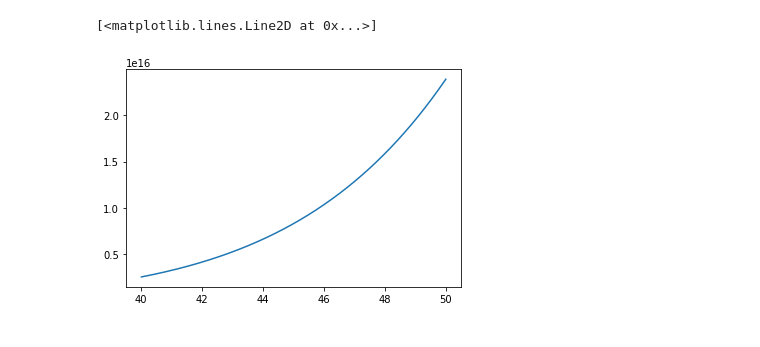
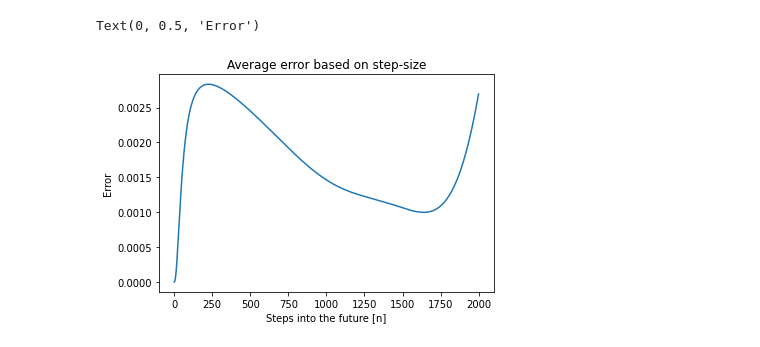
Before and after one commit to JustinZal/PendulumNN, a Jupyter notebook: Non-Linear pendulum damping.ipynb, the cells around one changed output. Cells and saved outputs as stored; diff of their text form; code cells hidden in the pictures.

```diff
--- a/Non-Linear pendulum damping.ipynb
+++ b/Non-Linear pendulum damping.ipynb
@@ -122,9 +84,32 @@ NameError: name 'validation_input' is not defined
-# %%
-polynomial_fit = np.polyfit(training_input, training_output, 10)
-polynomial = np.polynomial.Polynomial(polynomial_fit)
-prediction = polynomial(validation_input)
-
-plt.plot(validation_input, prediction)
-# %% [output]
-[<matplotlib.lines.Line2D at 0x...>]
-[figure, removed]
+# %%
+def compute_R(predicted_angle, known_angle):
+    SS_res = ((predicted_angle - known_angle) ** 2).sum()
+    avg = known_angle.mean()
+    SS_tot = ((known_angle - avg) ** 2).sum()
+
+    if (SS_tot == 0):
+        print('Not good')
+
+    return 1 - SS_res / SS_tot
+
+# print('R^2 value on the whole dataset:', compute_R(prediction, validation_output))
+
+steps = []
+average_error = []
+
+for index in range(1, len(validation_input)):
+    steps.append(index)
+
+    prediction = esn.predict(validation_input[0:index])[:,0]
+
+    err = ((prediction - validation_output[0:index]) ** 2).mean()
+    average_error.append(err)
+
+
+plt.plot(steps, average_error)
+plt.title('Average error based on step-size')
+plt.xlabel('Steps into the future [n]')
+plt.ylabel('Error')
+# %% [output]
+Text(0, 0.5, 'Error')
+[figure, added]
```
Also changed, not shown: parts of 3 cells of this notebook.
